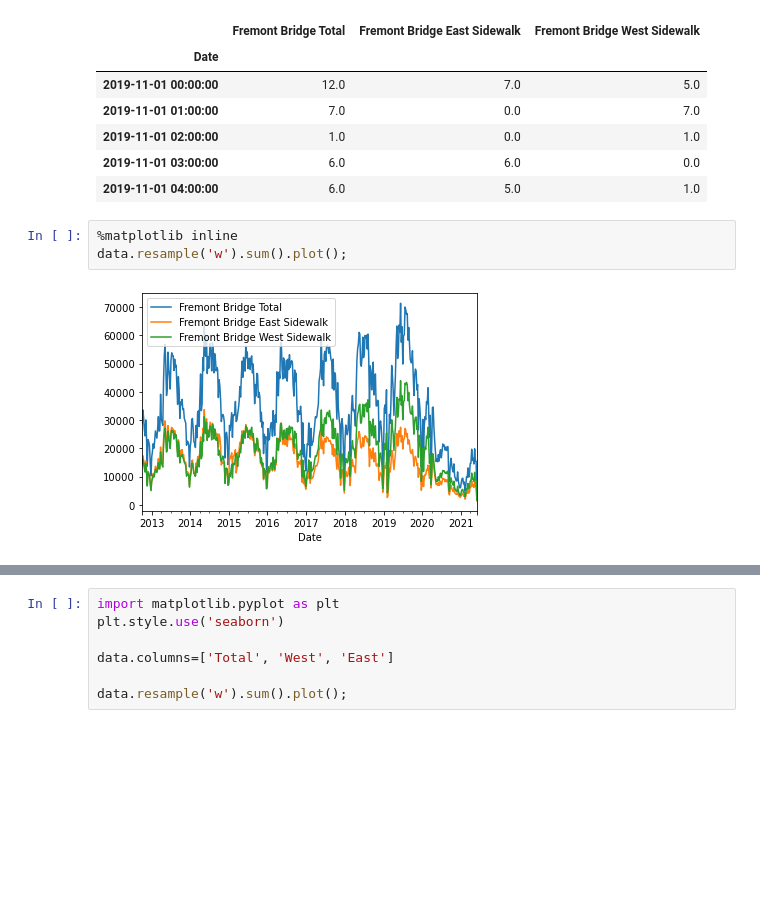
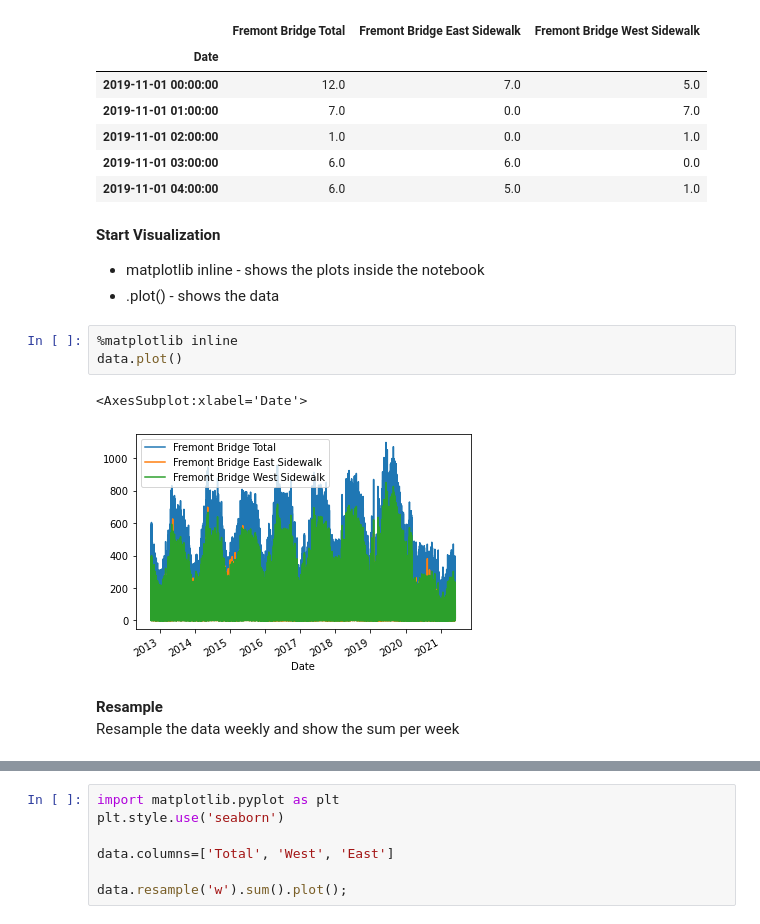
Before and after one commit to argute16/jupyterWorkflow, a Jupyter notebook: Reproducible Data Analysis in Jupyter.ipynb, the cells around one changed output, grey strips where cells are left out. Saved outputs shown, nothing was run; the diff lists cells and outputs as text; blank space fills up the shorter version.

```diff
--- a/Reproducible Data Analysis in Jupyter.ipynb
+++ b/Reproducible Data Analysis in Jupyter.ipynb
@@ -17,8 +30,16 @@ data.head()
 | 2019-11-01 02:00:00 | 1.0 | 0.0 | 1.0 |
 | 2019-11-01 03:00:00 | 6.0 | 6.0 | 0.0 |
 | 2019-11-01 04:00:00 | 6.0 | 5.0 | 1.0 |
+# %% [markdown]
+**Start Visualization**
+- matplotlib inline - shows the plots inside the notebook
+- .plot() - shows the data
 # %%
 %matplotlib inline
-data.resample('w').sum().plot();
+data.plot()
 # %% [output]
+<AxesSubplot:xlabel='Date'>
-[figure, old version]
+[figure, new version]
+# %% [markdown]
+**Resample**
+Resample the data weekly and show the sum per week
```
Also changed, not shown: parts of 13 cells of this notebook.
